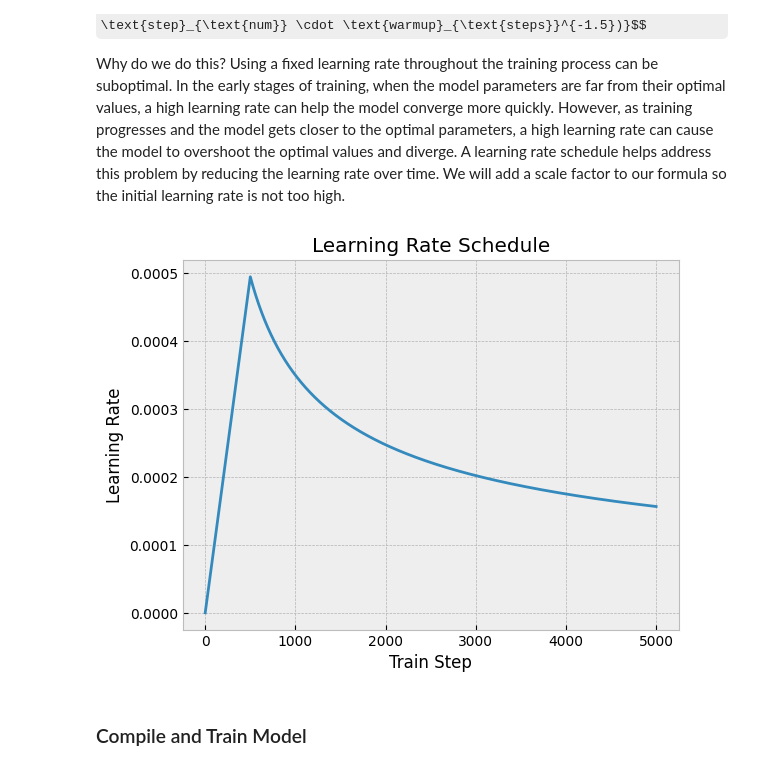
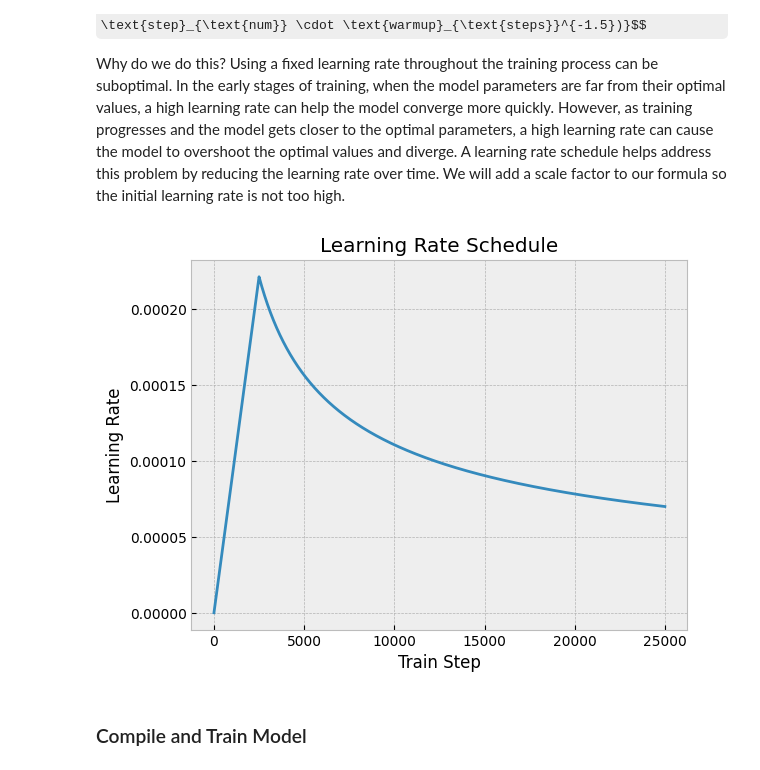
Before and after one commit to danplotkin/Transformer-based-Image-Captioning-From-Scratch-with-TensorFlow, a Jupyter notebook: Image_Captioner.ipynb, the cells around one changed output. Saved outputs shown, nothing was run; the diff lists cells and outputs as text; code cells hidden in the pictures; some formulas as TeX source.

```diff
--- a/Image_Captioner.ipynb
+++ b/Image_Captioner.ipynb
@@ -656,7 +655,7 @@ $$\Large{lrate = d_{model}^{-0.5} \cdot \min(\text{step}_{\text{num}}^{-0.5}, \t
 Why do we do this? Using a fixed learning rate throughout the training process can be suboptimal. In the early stages of training, when the model parameters are far from their optimal values, a high learning rate can help the model converge more quickly. However, as training progresses and the model gets closer to the optimal parameters, a high learning rate can cause the model to overshoot the optimal values and diverge. A learning rate schedule helps address this problem by reducing the learning rate over time. We will add a scale factor to our formula so the initial learning rate is not too high.
 # %%
 class CustomSchedule(tf.keras.optimizers.schedules.LearningRateSchedule):
-    def __init__(self, d_model, warmup_steps=500, scale_factor=0.25):
+    def __init__(self, d_model, warmup_steps=2500, scale_factor=0.25):
         super().__init__()
 
         self.d_model = d_model
@@ -682,14 +681,14 @@ class CustomSchedule(tf.keras.optimizers.schedules.LearningRateSchedule):
 # %%
 learning_rate = CustomSchedule(D_MODEL)
 optimizer = Adam(learning_rate)
 
-plt.plot(learning_rate(tf.range(5000, dtype=tf.float32)))
+plt.plot(learning_rate(tf.range(25000, dtype=tf.float32)))
 plt.title('Learning Rate Schedule')
 plt.ylabel('Learning Rate')
 plt.xlabel('Train Step')
 plt.show()
 # %% [output]
-[figure, old version]
+[figure, new version]
 # %% [markdown]
 ### Compile and Train Model
 # %%
```
Also changed, not shown: parts of 11 cells of this notebook.
